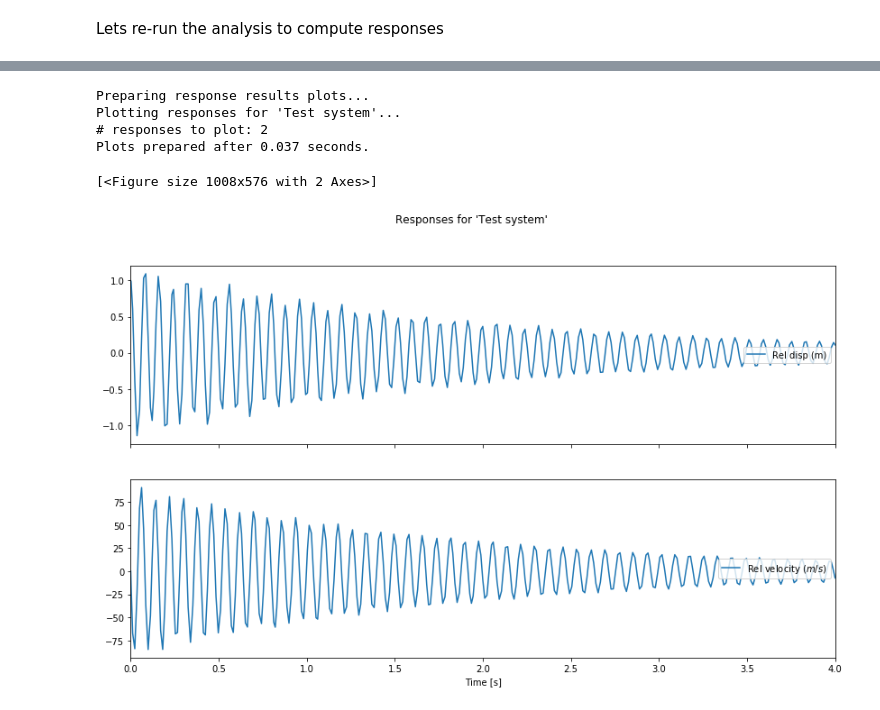
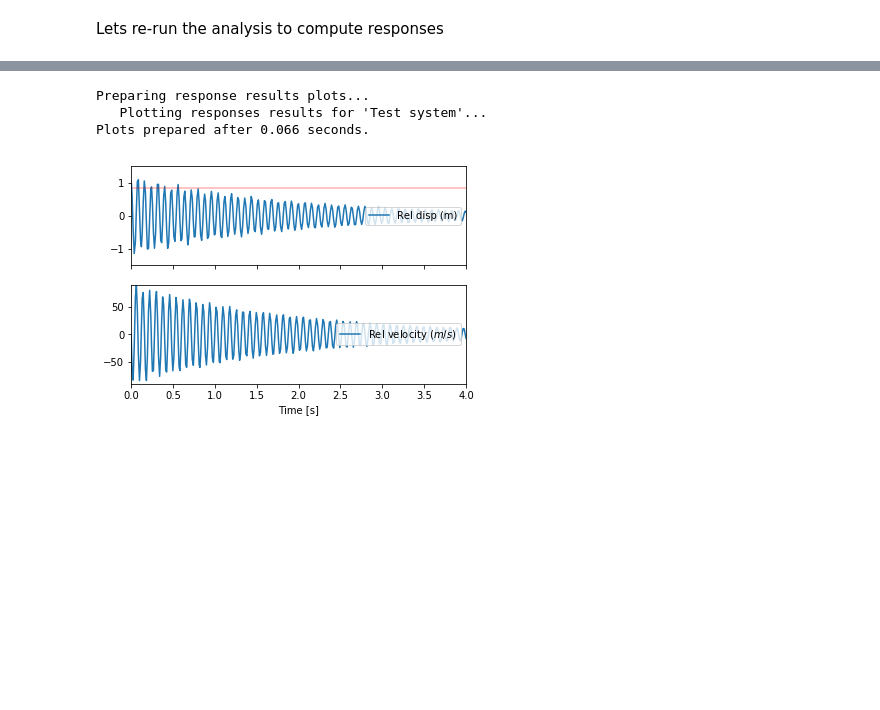
Before and after one commit to MEMAndersen/DynSys, a Jupyter notebook: examples/tutorial.ipynb, the cells around one changed output, grey strips where cells are left out. Cells and saved outputs as stored; diff of their text form; code cells hidden in the pictures; blank space fills up the shorter version.

```diff
--- a/examples/tutorial.ipynb
+++ b/examples/tutorial.ipynb
@@ -609,9 +623,15 @@ Overall post-processing time: 0.020 seconds
-# %%
-results.PlotResponseResults(useCommonScale=False)
-# %% [output]
-Preparing response results plots...
-Plotting responses for 'Test system'...
-# responses to plot: 2
-Plots prepared after 0.037 seconds.
-[<Figure size 1008x576 with 2 Axes>]
-[figure, removed]
+# %%
+fig_list = results.plot_response_results();
+
+# Customise the yaxis limits and overlay some threshold
+fig = fig_list[0][0]
+axlist = fig.get_axes()
+ax = axlist[0]
+
+ax.set_ylim([-1.5,1.5]);
+ax.axhline(0.85,color='r',alpha=0.3);
+# %% [output]
+Preparing response results plots...
+   Plotting responses results for 'Test system'...
+Plots prepared after 0.066 seconds.
+[figure, added]
```
Also changed, not shown: parts of 42 cells of this notebook, 1 other file.
